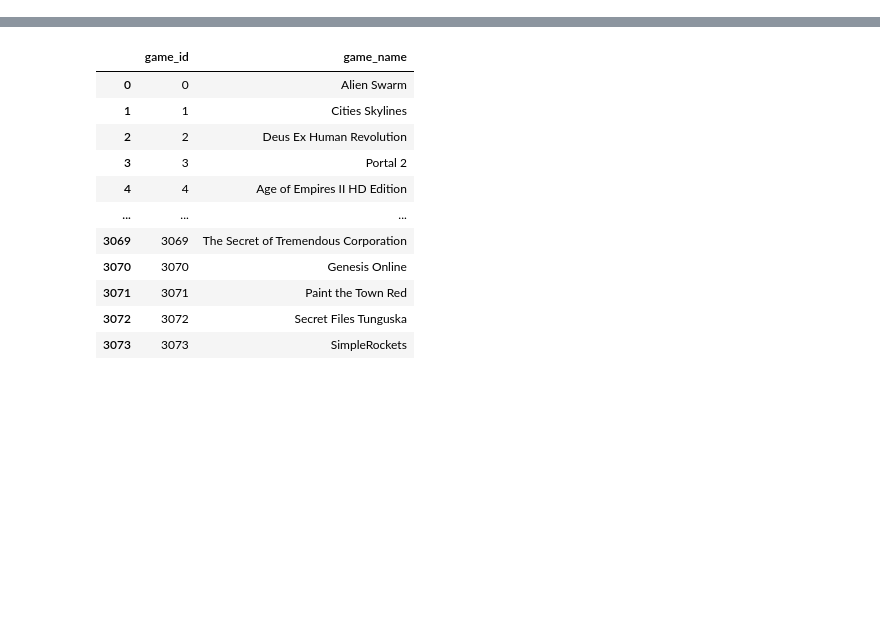
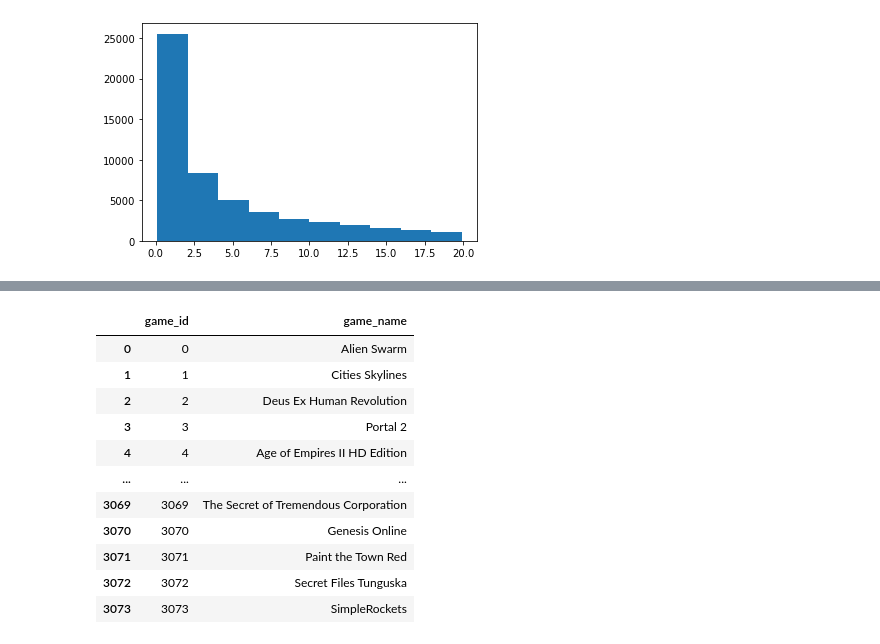
Before and after one commit to chris-gomes/steam-game-recommendations, a Jupyter notebook: Preprocessing.ipynb, the cells around one changed output, grey strips where cells are left out. Drawn from its saved outputs; the diff is of its cells as text; code cells hidden in the pictures; blank space fills up the shorter version.

```diff
--- a/Preprocessing.ipynb
+++ b/Preprocessing.ipynb
@@ -15,6 +15,11 @@ user_plays = user_behavior[user_behavior["behavior"] == "play"].drop(columns="be
 # %%
 # make sure each user only has one play amount for each game
 user_plays = user_plays.groupby(["user_id", "game_name"]).sum().reset_index()
+# %%
+plt.hist(user_plays.amount[user_plays.amount < 20])
+plt.show()
+# %% [output]
+[figure, added]
 # %%
 # only keep play times of at least 1 hour
 user_plays = user_plays[user_plays['amount'] >= 1]
```
Also changed, not shown: parts of 1 cell of this notebook.
